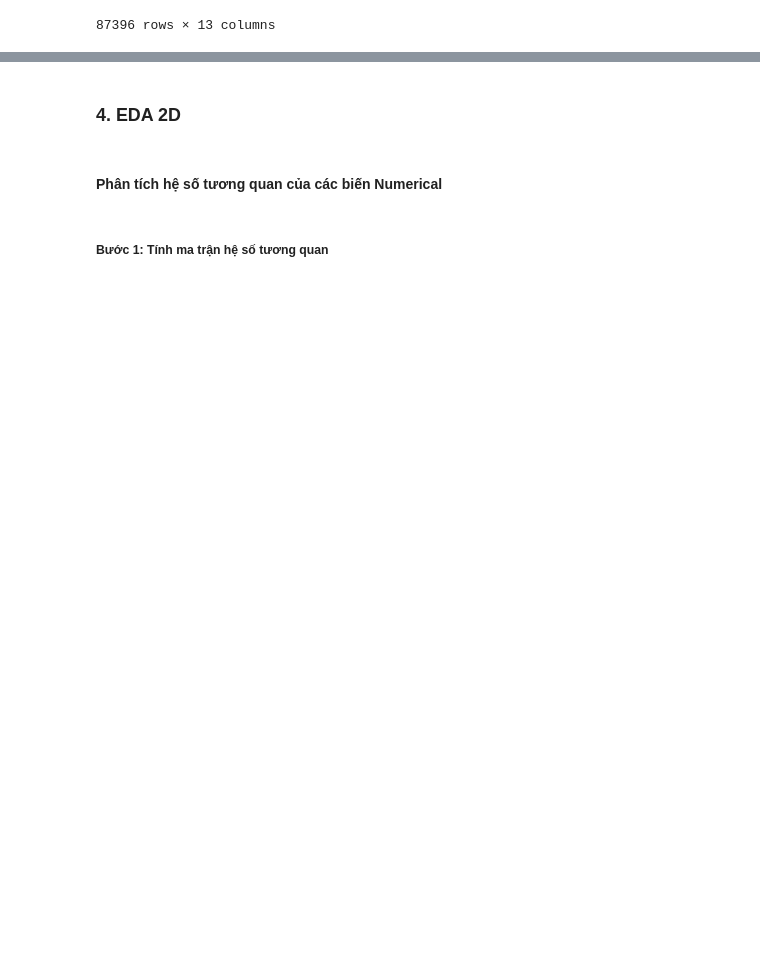
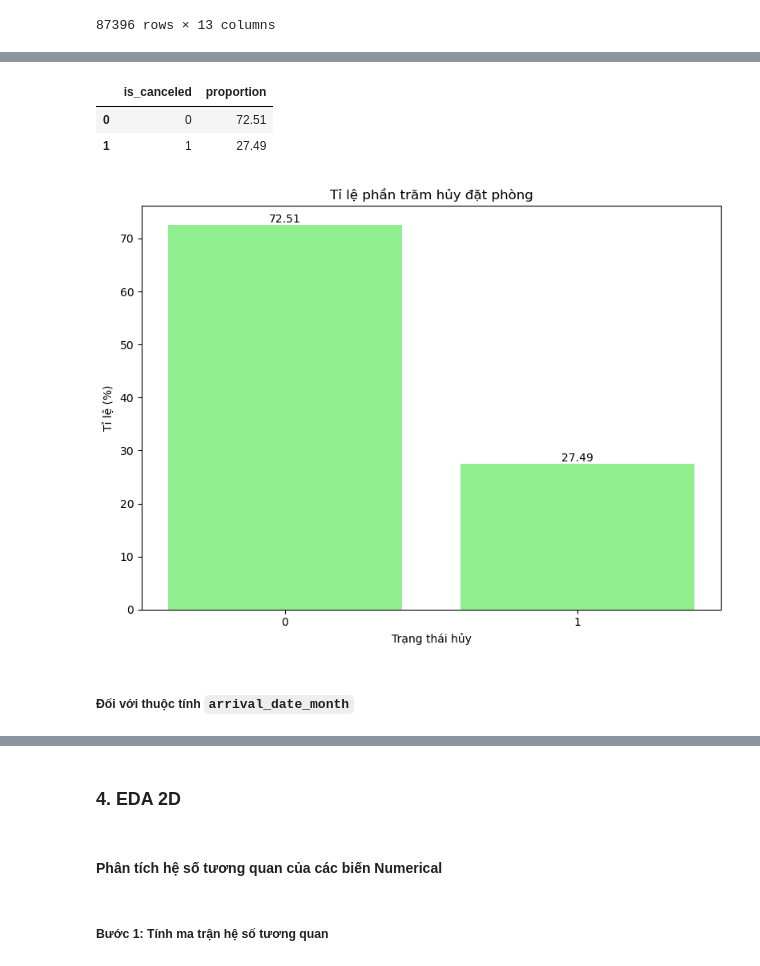
Before and after one commit to nmgbao2505/Lab_Data_Visualization, a Jupyter notebook: Final Project/21127221_21127583_21127739.ipynb, the cells around one changed output, grey strips where cells are left out. Drawn from its saved outputs; the diff is of its cells as text; code cells hidden in the pictures; blank space fills up the shorter version.

```diff
--- a/Final Project/21127221_21127583_21127739.ipynb
+++ b/Final Project/21127221_21127583_21127739.ipynb
@@ -494,0 +523,25 @@ cat_col_df
+# %%
+is_canceled_ratios = cat_col_df['is_canceled'].value_counts(normalize=True) * 100
+is_canceled_ratios = is_canceled_ratios.round(2)
+is_canceled_ratios.reset_index()
+# %% [output]
+|  | is_canceled | proportion |
+| 0 | 0 | 72.51 |
+| 1 | 1 | 27.49 |
+# %%
+plt.figure(figsize=(8, 6))
+plt.bar(is_canceled_ratios.index, is_canceled_ratios.values, color='lightgreen')
+
+plt.title('Tỉ lệ phần trăm hủy đặt phòng')
+plt.xlabel('Trạng thái hủy')
+plt.ylabel('Tỉ lệ (%)')
+
+for i, value in enumerate(is_canceled_ratios.values):
+    plt.text(i, value, str(value), ha='center', va='bottom')
+
+plt.tight_layout()
+plt.show()
+# %% [output]
+[figure, added]
+# %% [markdown]
+##### Đối với thuộc tính `arrival_date_month`
```
Also changed, not shown: parts of 96 cells of this notebook, 10 other files.
